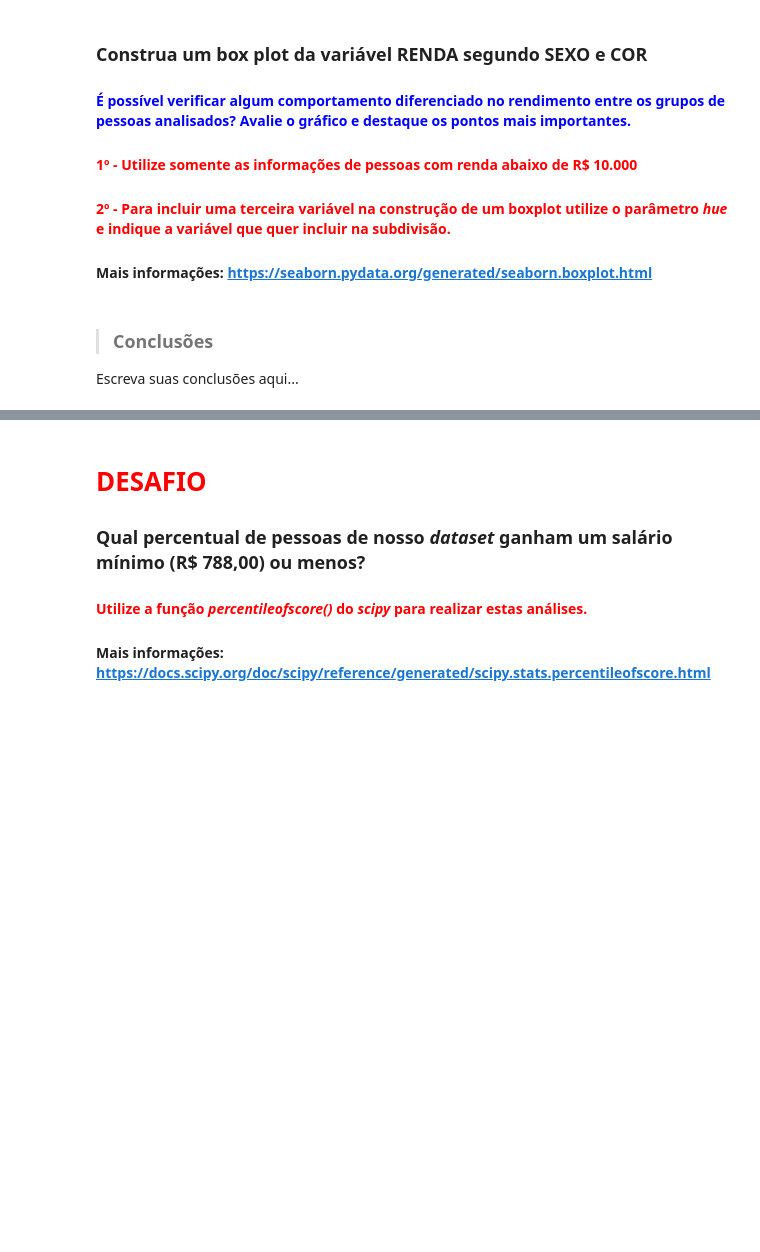
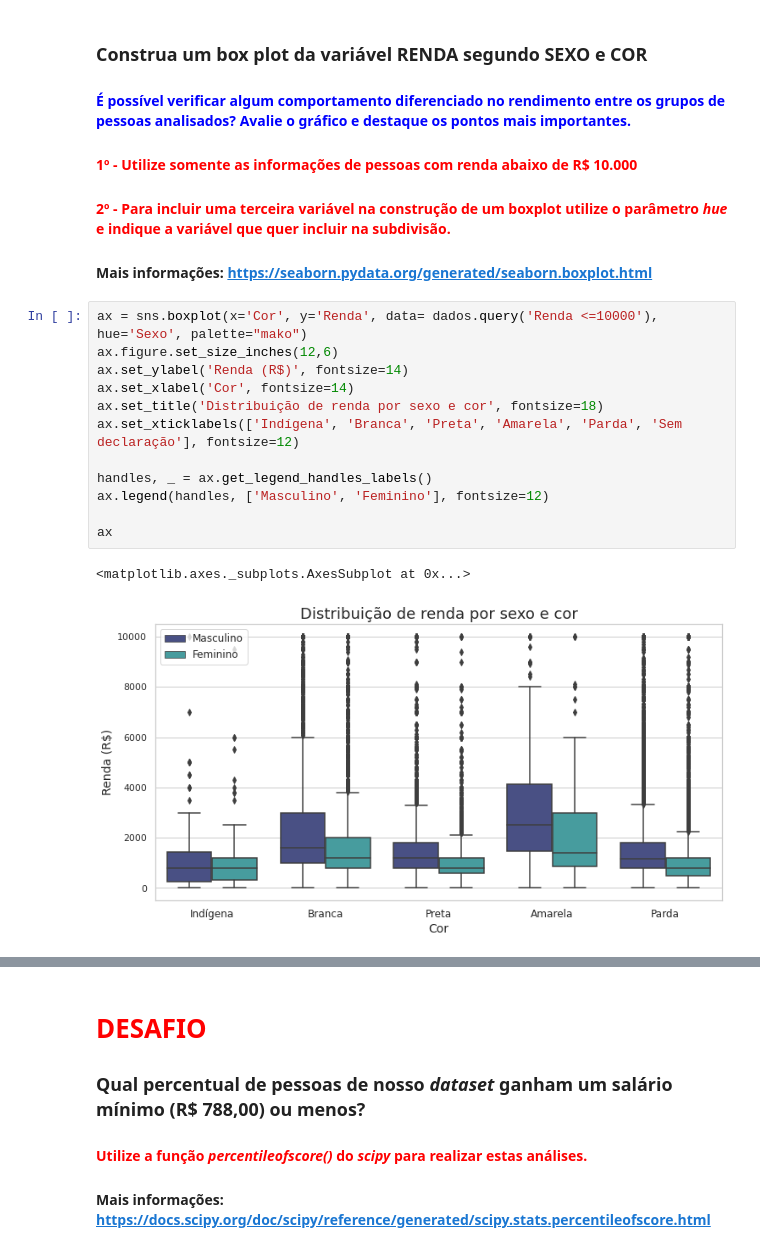
Before and after one commit to vsoier/Curso_de_Estat-stica_Parte_1, a Jupyter notebook: Análise_Descritiva.ipynb, the cells around one changed output, grey strips where cells are left out. Cells and saved outputs as stored; diff of their text form; blank space fills up the shorter version.

```diff
--- a/Análise_Descritiva.ipynb
+++ b/Análise_Descritiva.ipynb
@@ -380,7 +478,18 @@ Escreva suas conclusões aqui...
 #### <font color='red'>1º - Utilize somente as informações de pessoas com renda abaixo de R$ 10.000</font>
 #### <font color='red'>2º - Para incluir uma terceira variável na construção de um boxplot utilize o parâmetro <i>hue</i> e indique a variável que quer incluir na subdivisão.</font>
 #### Mais informações: https://seaborn.pydata.org/generated/seaborn.boxplot.html
-# %% [markdown]
-> ### Conclusões
-
-Escreva suas conclusões aqui...
+# %%
+ax = sns.boxplot(x='Cor', y='Renda', data= dados.query('Renda <=10000'), hue='Sexo', palette="mako")
+ax.figure.set_size_inches(12,6)
+ax.set_ylabel('Renda (R$)', fontsize=14)
+ax.set_xlabel('Cor', fontsize=14)
+ax.set_title('Distribuição de renda por sexo e cor', fontsize=18)
+ax.set_xticklabels(['Indígena', 'Branca', 'Preta', 'Amarela', 'Parda', 'Sem declaração'], fontsize=12)
+
+handles, _ = ax.get_legend_handles_labels()
+ax.legend(handles, ['Masculino', 'Feminino'], fontsize=12)
+
+ax
+# %% [output]
+<matplotlib.axes._subplots.AxesSubplot at 0x...>
+[figure, added]
```
Also changed, not shown: parts of 32 cells of this notebook.
